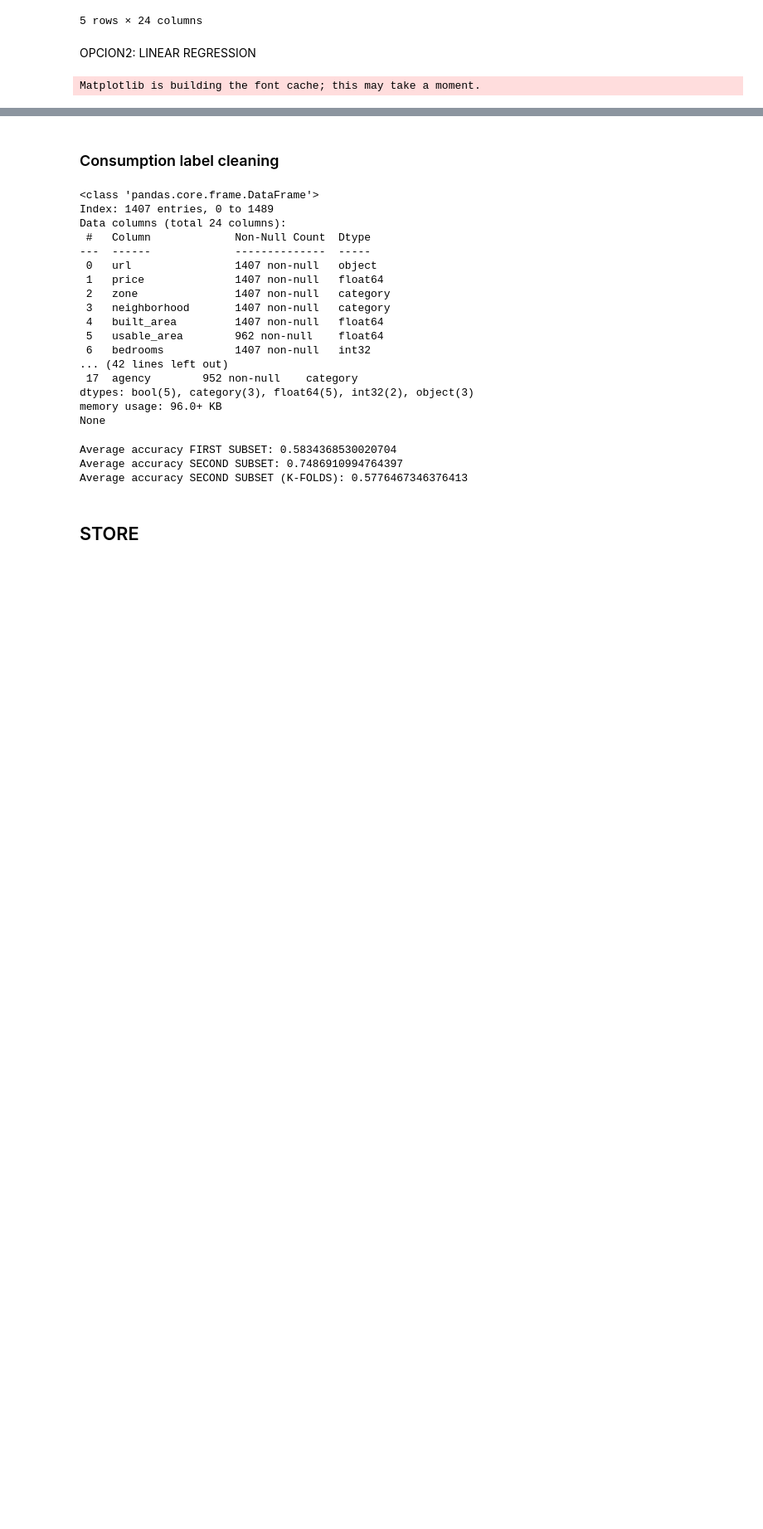
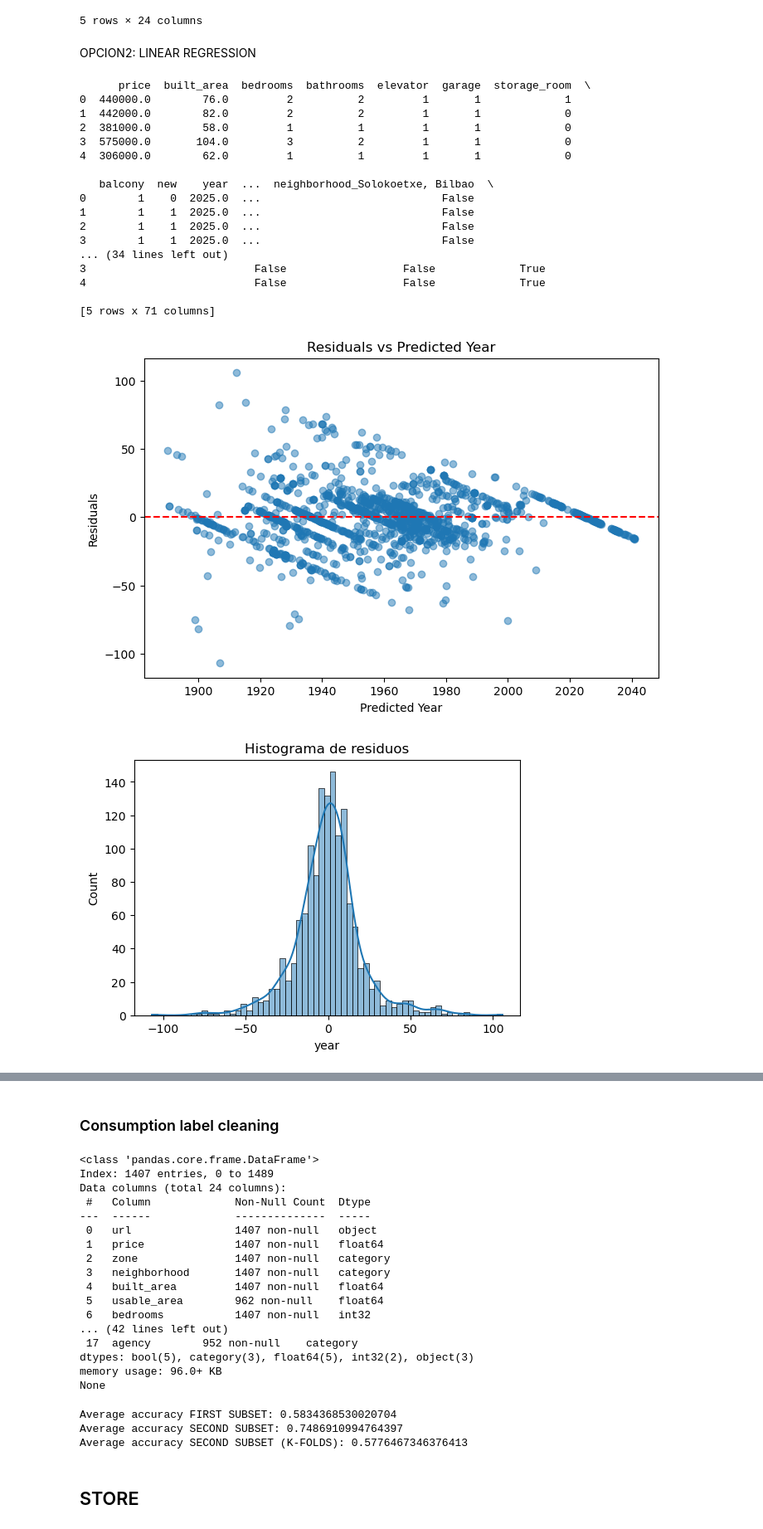
Before and after one commit to ikeiba/bilbao-housing-ml, a Jupyter notebook: cleaning/data_cleaning.ipynb, the cells around one changed output, grey strips where cells are left out. Shown at 83% size. Saved outputs shown, nothing was run; the diff lists cells and outputs as text; code cells hidden in the pictures; blank space fills up the shorter version.

Commit message:
He seguido con la regression de year (no acabado) -->La que hice estaba mal (ahora la he arreglado) -->Me queda probar con polynomial regression para ver si da mejor resultado

```diff
--- a/cleaning/data_cleaning.ipynb
+++ b/cleaning/data_cleaning.ipynb
@@ -455,13 +455,17 @@ from sklearn.linear_model import LinearRegression
 import matplotlib.pyplot as plt
 import seaborn as sns
 import statsmodels.api as sm
+# Librerías necesarias
+
+import matplotlib.pyplot as plt
+
 
 # ---------------------------
 # 1️⃣ Preparar los datos
 # ---------------------------
 # Supongamos que tu dataframe se llama `data`
 # Eliminamos columnas innecesarias
-data_clean = data.drop(columns=['url', 'description','floor','exterior', 'heating','usable_area','consumption_label','emissions_label','consumption_value','emissions_value'])
+data_clean = data.drop(columns=['url', 'agency','description','floor','exterior', 'heating','usable_area','consumption_label','emissions_label','consumption_value','emissions_value'])
 
 # Convertir columnas binarias a 0/1
 binary_cols = ['elevator', 'garage', 'storage_room', 'balcony', 'new']
@@ -472,7 +476,7 @@ for col in binary_cols:
 # Si solo dos categorías (Nuevo/Buen estado) ya lo manejamos arriba
 
 # Columnas categóricas con múltiples categorías
-categorical_cols = ['agency',  'zone', 'neighborhood', 'condition']
+categorical_cols = ['zone', 'neighborhood', 'condition']
 data_encoded = pd.get_dummies(data_clean, columns=categorical_cols, drop_first=True)
 
 
@@ -485,6 +489,9 @@ data_encoded = data_encoded.dropna()
 # Separar variables dependiente e independiente
 X = data_encoded.drop(columns=['year'])
 y = data_encoded['year']
+
+
+
 
 # ---------------------------
 # 2️⃣ Ajustar Linear Regression
@@ -510,31 +517,49 @@ plt.title("Residuals vs Predicted Year")
 plt.show()
 
 # Histograma de residuos
 plt.figure(figsize=(6,4))
 sns.histplot(residuals, kde=True)
 plt.title("Histograma de residuos")
 plt.show()
 
 # Q-Q plot para revisar normalidad
 sm.qqplot(residuals, line='45')
 plt.title("Q-Q plot de residuos")
 plt.show()
 
 # ---------------------------
 # 5️⃣ Resumen estadístico de residuos
 # ---------------------------
 print("Media de residuos:", residuals.mean())
 print("Desviación estándar de residuos:", residuals.std())
 
 
 
 
 r2 = r2_score(y, y_pred)
 mae = mean_absolute_error(y, y_pred)
 rmse = np.sqrt(mean_squared_error(y, y_pred))
 
 print("R²:", r2)
 print("MAE:", mae)
 print("RMSE:", rmse)
 # %% [output]
-Matplotlib is building the font cache; this may take a moment.
+      price  built_area  bedrooms  bathrooms  elevator  garage  storage_room  \
+0  440000.0        76.0         2          2         1       1             1
+1  442000.0        82.0         2          2         1       1             0
+2  381000.0        58.0         1          1         1       1             0
+3  575000.0       104.0         3          2         1       1             0
+4  306000.0        62.0         1          1         1       1             0
+
+   balcony  new    year  ...  neighborhood_Solokoetxe, Bilbao  \
+0        1    0  2025.0  ...                            False
+1        1    1  2025.0  ...                            False
+2        1    1  2025.0  ...                            False
+3        1    1  2025.0  ...                            False
+... (34 lines left out)
+3                          False                  False             True
+4                          False                  False             True
+
+[5 rows x 71 columns]
+[figure, added]
+[figure, added]
```
Also changed, not shown: parts of 4 cells of this notebook.
